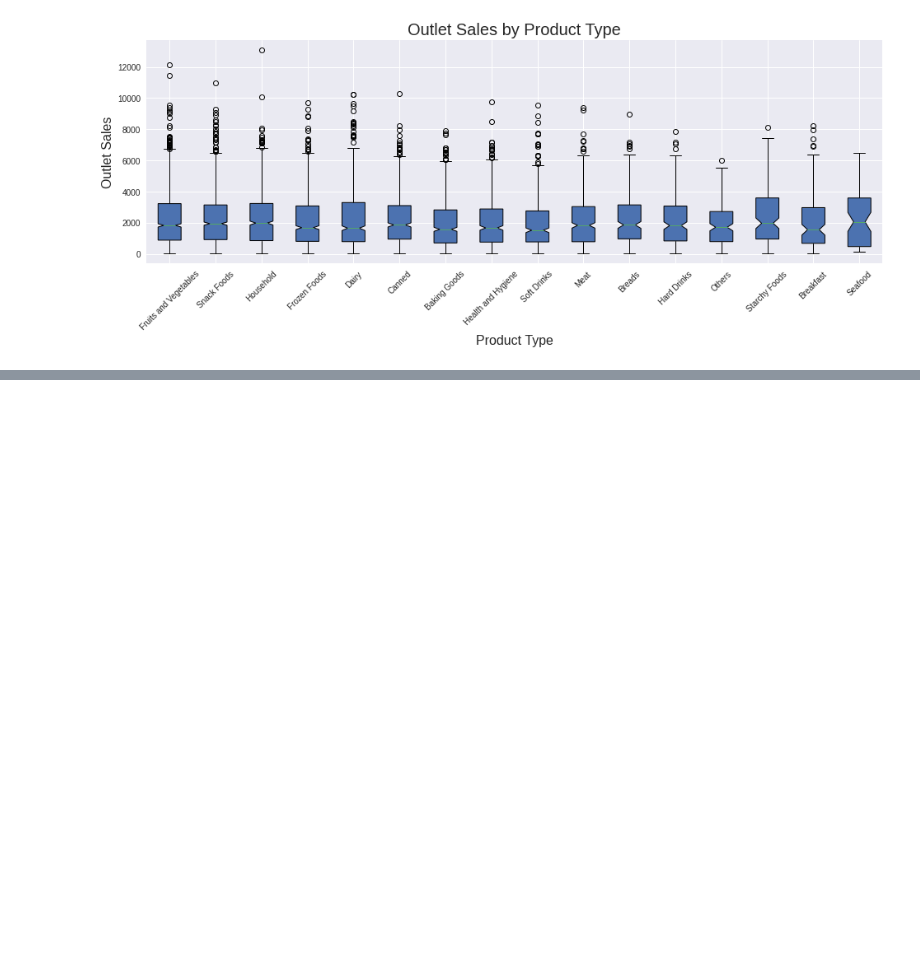
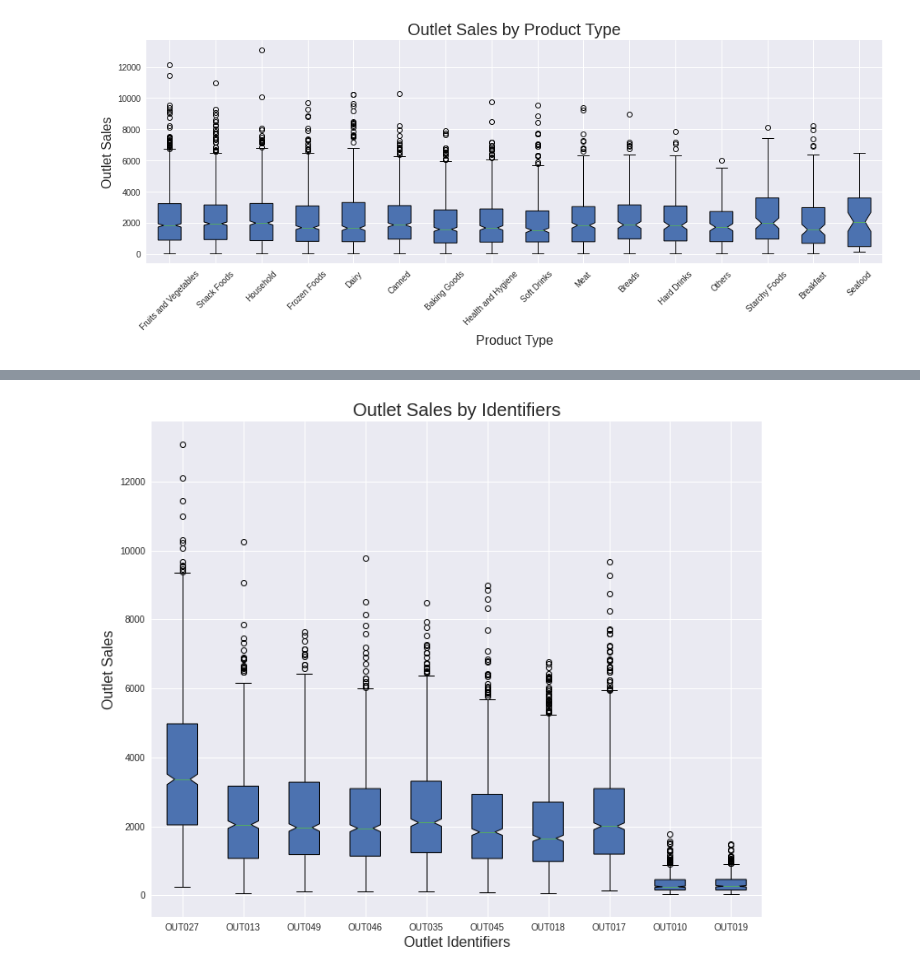
Before and after one commit to mvince33/food-sales-predictions, a Jupyter notebook: food_sales_predictions.ipynb, the cells around one changed output, grey strips where cells are left out. Saved outputs shown, nothing was run; the diff lists cells and outputs as text; code cells hidden in the pictures; blank space fills up the shorter version.

```diff
--- a/food_sales_predictions.ipynb
+++ b/food_sales_predictions.ipynb
@@ -440,0 +460,22 @@ fig, axes = plt.subplots(nrows = 1, ncols = 1, figsize = (12, 5));
+# %%
+# Construct nice boxplots for outlet sales by outlet identifier.
+
+# Construct a list of outlet identifiers
+outlet_identifiers = df['Outlet_Identifier'].value_counts().index
+# Get the sales associated with each identifier
+outlet_sales_by_identifier = [df.loc[df['Outlet_Identifier'] == id, 'Item_Outlet_Sales']
+                              for id in outlet_identifiers]
+
+# Construct the boxplots
+fig, axes = plt.subplots(nrows = 1, ncols = 1, figsize = (12, 10));
+axes.boxplot(outlet_sales_by_identifier,
+             labels = outlet_identifiers,
+             patch_artist = True,
+             notch = True);
+
+# Label the boxplots
+plt.xlabel('Outlet Identifiers', fontsize = 16);
+plt.ylabel('Outlet Sales', fontsize = 16);
+plt.title('Outlet Sales by Identifiers', fontsize = 20);
+# %% [output]
+[figure, added]
```
Also changed, not shown: parts of 4 cells of this notebook.
